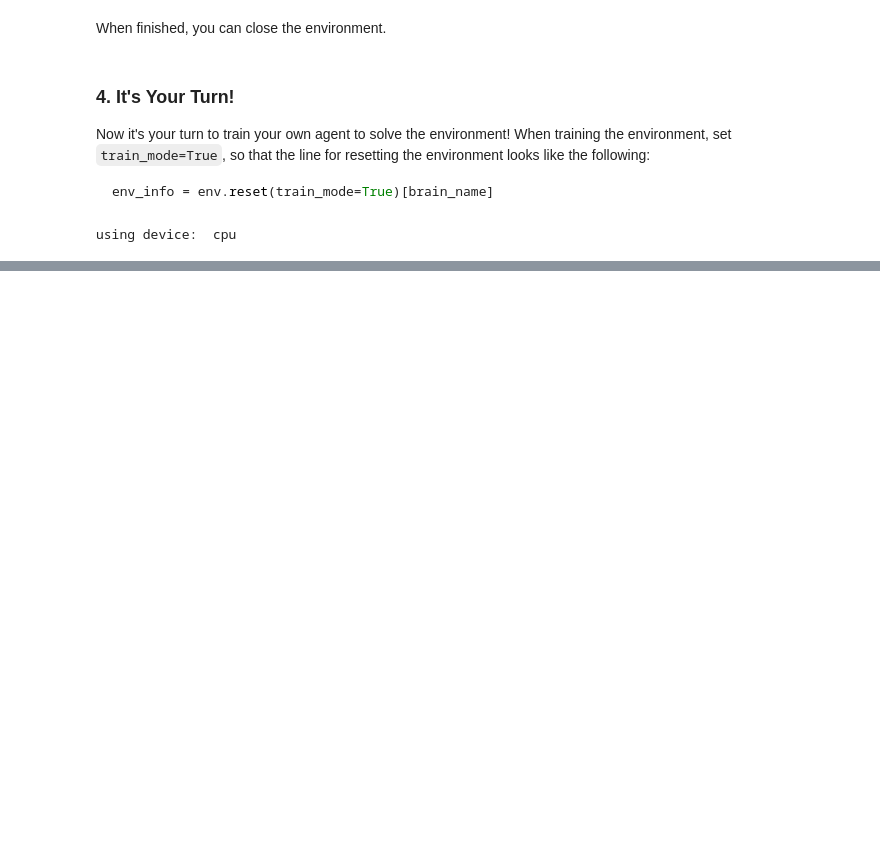
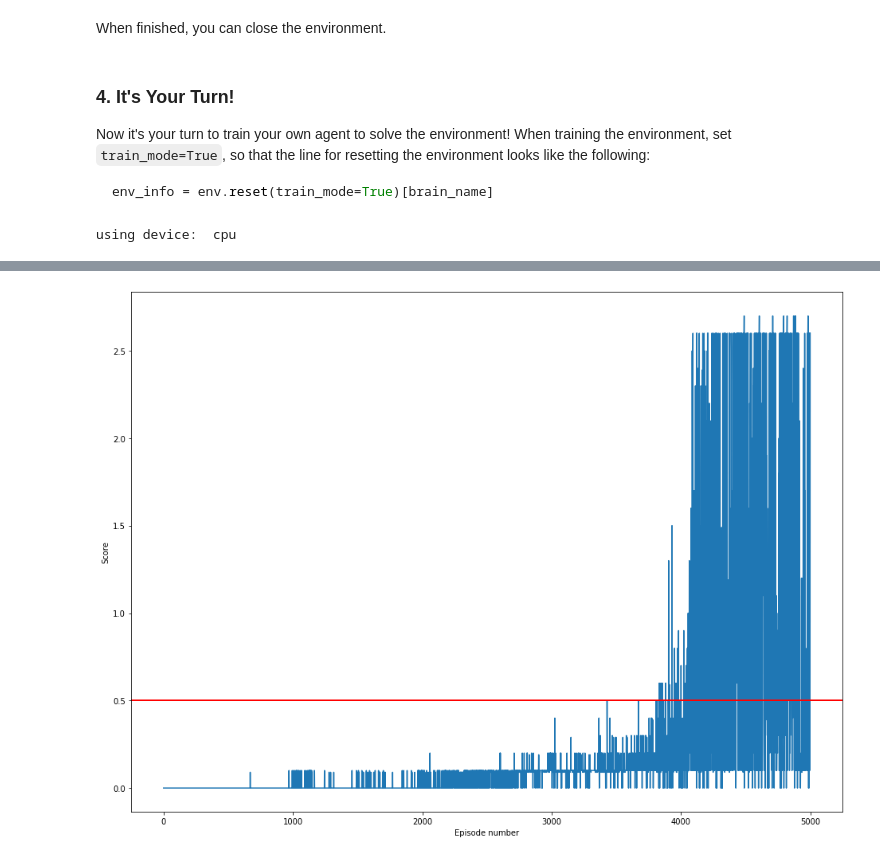
Before and after one commit to SteffenHaeussler/ReinforcementLearning-NanoDegree, a Jupyter notebook: project_3/Tennis.ipynb, the cells around one changed output, grey strips where cells are left out. Saved outputs shown, nothing was run; the diff lists cells and outputs as text; code cells hidden in the pictures; blank space fills up the shorter version.

```diff
--- a/project_3/Tennis.ipynb
+++ b/project_3/Tennis.ipynb
@@ -443,11 +443,11 @@ class MADDPG:
 # %%
 agent_config = {
     'BUFFER_SIZE': int(1e5),  # replay buffer size
-    'BATCH_SIZE': 200,        # minibatch size
+    'BATCH_SIZE': 128,        # minibatch size
     'GAMMA': 0.99,            # discount factor
     'TAU': 1e-3,              # for soft update of target parameters
     'LR_ACTOR': 1e-3,         # learning rate of the actor
-    'LR_CRITIC': 1e-3,        # learning rate of the critic
+    'LR_CRITIC': 1e-4,        # learning rate of the critic
     'WEIGHT_DECAY': 0.0,        # L2 weight decay
 }
 # %%
@@ -460,6 +460,8 @@ def mddpg(n_episodes=5000, time_window=100):
     scores_global = []
 
     start_time = datetime.datetime.now().replace(microsecond=0)
+
+    MODEL_UPDATE = False
 
     for i_episode in range(1, n_episodes+1):
 
@@ -500,17 +502,38 @@ def mddpg(n_episodes=5000, time_window=100):
         print('\rCurrent Episode: {},Step length: {}, Episode Score: {:.3f}, Agent 1: {:.2f},Agent 2: {:.2f}'\
               .format(i_episode, step, score_average, scores[0], scores[1]), end="")
 
+        if not MODEL_UPDATE:
 
-        if i_episode % time_window == 0 or (len(scores_deque) == 100 and score_average >= 0.5):
+            if i_episode % time_window == 0 or (len(scores_deque) == 100 and score_average >= 0.5):
 
-            current_time = datetime.datetime.now().replace(microsecond=0)
-            time_difference = current_time - start_time
-            print('\rAverage Episode {}\t Score: Average {:.2f}\tTime: {}\tMax: {:.2f}\tMedian: {:.2f}\tMin: {:.2f}'\
-                  .format(i_episode, score_average, time_difference, np.max(scores_deque), np.median(scores_deque), np.min(scores_deque)))
+                current_time = datetime.datetime.now().replace(microsecond=0)
+                time_difference = current_time - start_time
+                print('\rAverage Episode {}\t Score: Average {:.2f}\tTime: {}\tMax: {:.2f}\tMedian: {:.2f}\tMin: {:.2f}'\
+                      .format(i_episode, score_average, time_difference, np.max(scores_deque), np.median(scores_deque), np.min(scores_deque)))
 
-        if len(scores_deque) == 100 and score_average >= 0.5:
-            print('Environment solved!')
-            m_agent.save_agents()
+
+            if len(scores_deque) == 100 and score_average >= 0.5:
+                print('Environment solved!')
+                m_agent.save_agents()
+
+                best_score = score_average
+                MODEL_UPDATE = True
+
+        else:
+
+            if i_episode % time_window == 0:
+
+                current_time = datetime.datetime.now().replace(microsecond=0)
+                time_difference = current_time - start_time
+                print('\rAverage Episode {}\t Score: Average {:.2f}\tTime: {}\tMax: {:.2f}\tMedian: {:.2f}\tMin: {:.2f}'\
+                      .format(i_episode, score_average, time_difference, np.max(scores_deque), np.median(scores_deque), np.min(scores_deque)))
+
+            if (score_average > best_score) and (i_episode % time_window == 0):
+
+                print('\rUpdate Model! at episode {}\t Score: Average {:.2f}'.format(i_episode, score_average))
+                m_agent.save_agents()
+
+                best_score = score_average
 
     return scores_global, m_agent
 # %%
@@ -532,10 +559,13 @@ Current Episode: 1244,Step length: 14, Episode Score: 0.041, Agent 1: -0.01,Agen
 # %%
 fig = plt.figure(figsize=(16, 12))
 ax = fig.add_subplot(111)
 plt.plot(np.arange(len(scores)), scores)
+plt.axhline(y=0.5, linewidth=2, color = 'r')
 plt.xlabel('Episode number')
 plt.ylabel('Score')
 plt.show()
+# %% [output]
+[figure, added]
 # %%
 eval_m_agent = MADDPG(state_size=state_size, action_size=action_size, num_agents=num_agents, agent_config=agent_config, random_seed=1111)
 
```
Also changed, not shown: parts of 7 cells of this notebook, 8 other files.
